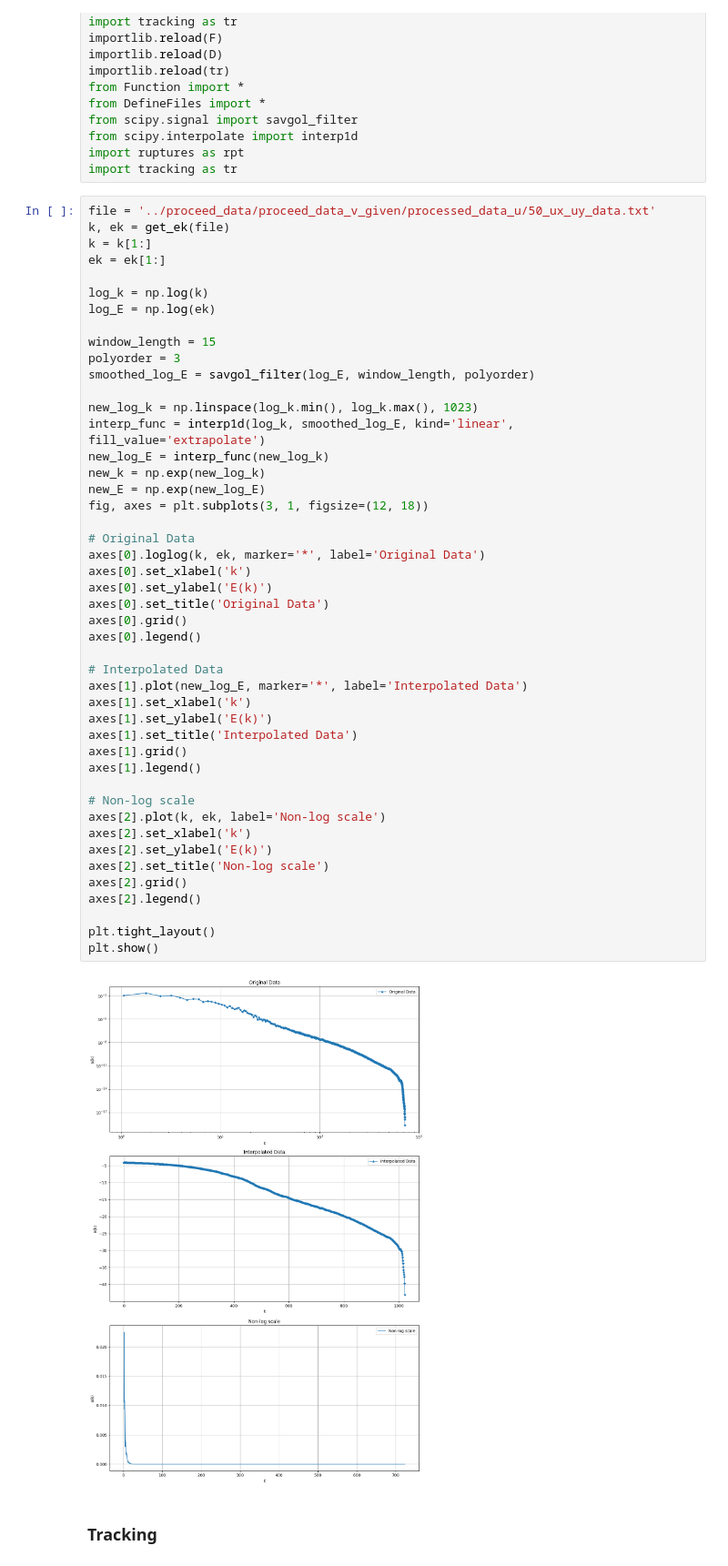
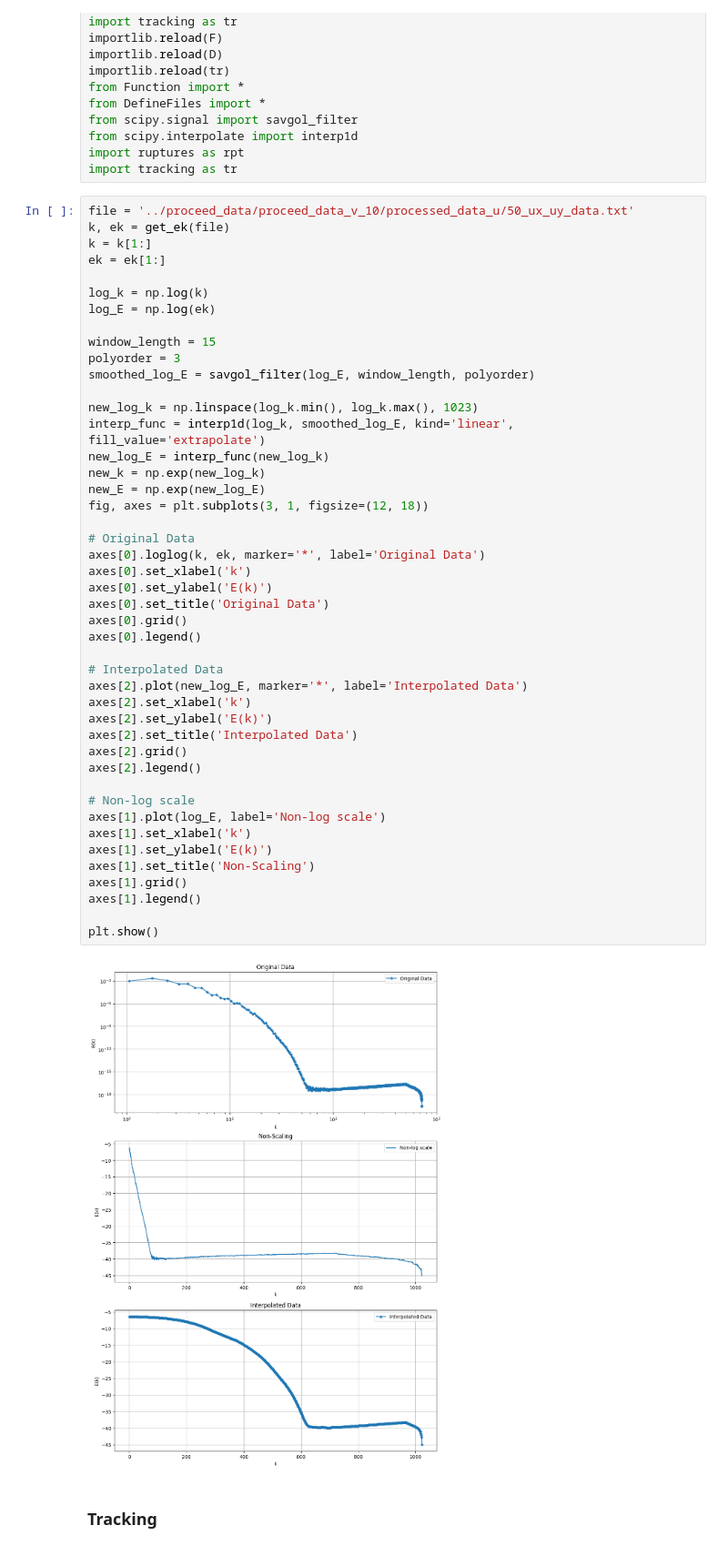
Before and after one commit to red1ithink/EnergySpectrum, a Jupyter notebook: tracking_range.ipynb, the cells around one changed output. Shown at 91% size. Saved outputs shown, nothing was run; the diff lists cells and outputs as text.

```diff
--- a/tracking_range.ipynb
+++ b/tracking_range.ipynb
@@ -13,7 +13,7 @@ from scipy.interpolate import interp1d
 import ruptures as rpt
 import tracking as tr
 # %%
-file = '../proceed_data/proceed_data_v_given/processed_data_u/50_ux_uy_data.txt'
+file = '../proceed_data/proceed_data_v_10/processed_data_u/50_ux_uy_data.txt'
 k, ek = get_ek(file)
 k = k[1:]
 ek = ek[1:]
@@ -21,45 +21,44 @@ ek = ek[1:]
 log_k = np.log(k)
 log_E = np.log(ek)
 
 window_length = 15
 polyorder = 3
 smoothed_log_E = savgol_filter(log_E, window_length, polyorder)
 
 new_log_k = np.linspace(log_k.min(), log_k.max(), 1023)
 interp_func = interp1d(log_k, smoothed_log_E, kind='linear', fill_value='extrapolate')
 new_log_E = interp_func(new_log_k)
 new_k = np.exp(new_log_k)
 new_E = np.exp(new_log_E)
 fig, axes = plt.subplots(3, 1, figsize=(12, 18))
 
 # Original Data
 axes[0].loglog(k, ek, marker='*', label='Original Data')
 axes[0].set_xlabel('k')
 axes[0].set_ylabel('E(k)')
 axes[0].set_title('Original Data')
 axes[0].grid()
 axes[0].legend()
 
 # Interpolated Data
-axes[1].plot(new_log_E, marker='*', label='Interpolated Data')
+axes[2].plot(new_log_E, marker='*', label='Interpolated Data')
+axes[2].set_xlabel('k')
+axes[2].set_ylabel('E(k)')
+axes[2].set_title('Interpolated Data')
+axes[2].grid()
+axes[2].legend()
+
+# Non-log scale
+axes[1].plot(log_E, label='Non-log scale')
 axes[1].set_xlabel('k')
 axes[1].set_ylabel('E(k)')
-axes[1].set_title('Interpolated Data')
+axes[1].set_title('Non-Scaling')
 axes[1].grid()
 axes[1].legend()
 
-# Non-log scale
-axes[2].plot(k, ek, label='Non-log scale')
-axes[2].set_xlabel('k')
-axes[2].set_ylabel('E(k)')
-axes[2].set_title('Non-log scale')
-axes[2].grid()
-axes[2].legend()
-
-plt.tight_layout()
 plt.show()
 # %% [output]
-[figure, old version]
+[figure, new version]
 # %% [markdown]
 ### Tracking ###
 # %%
```
Also changed, not shown: parts of 1 cell of this notebook, 6 other files.
